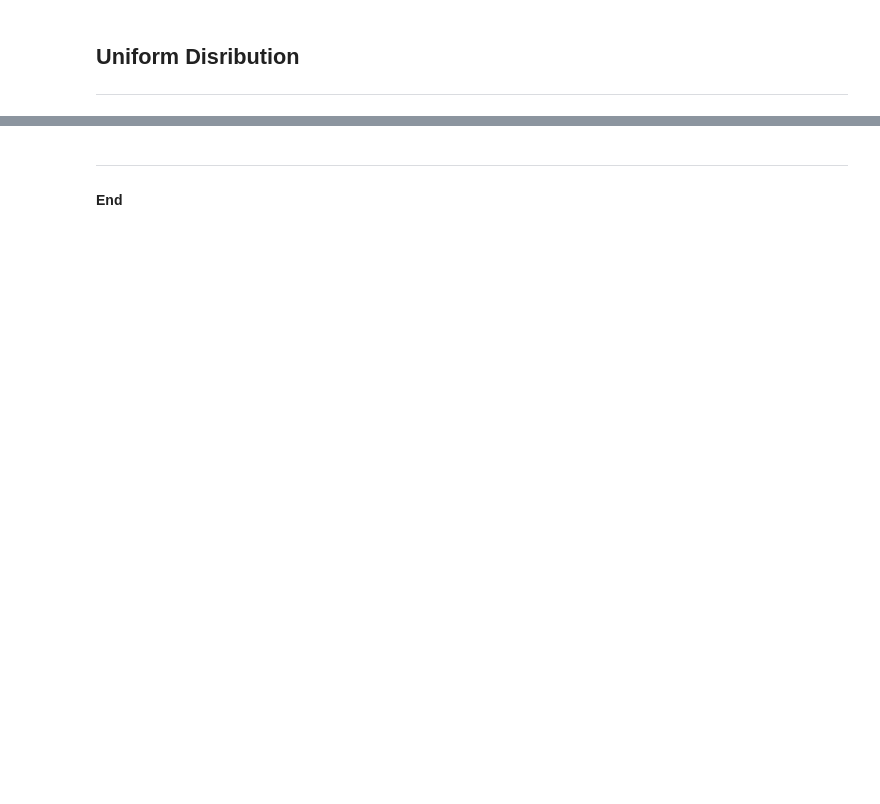
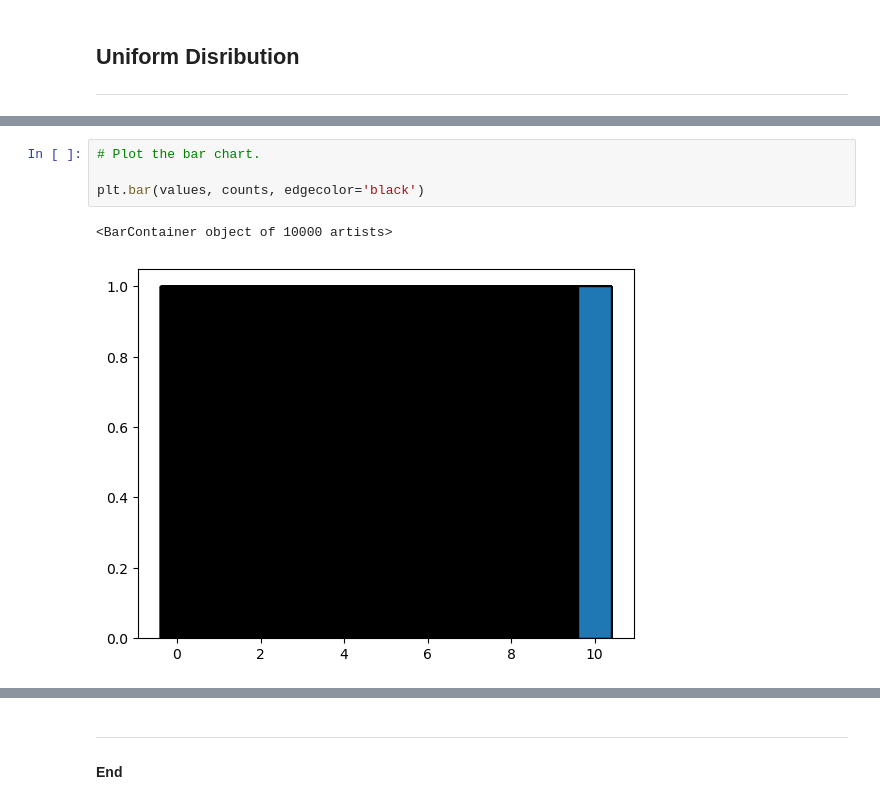
Before and after one commit to Jennyicano/myproject, a Jupyter notebook: random.ipynb, the cells around one changed output, grey strips where cells are left out. Cells and saved outputs as stored; diff of their text form; blank space fills up the shorter version.

```diff
--- a/random.ipynb
+++ b/random.ipynb
@@ -102,3 +102,10 @@ values, counts, values.size, counts.size
  array([1, 1, 1, ..., 1, 1, 1]),
  10000,
  10000)
+# %%
+# Plot the bar chart.
+
+plt.bar(values, counts, edgecolor='black')
+# %% [output]
+<BarContainer object of 10000 artists>
+[figure, added]
```
Also changed, not shown: parts of 14 cells of this notebook.
